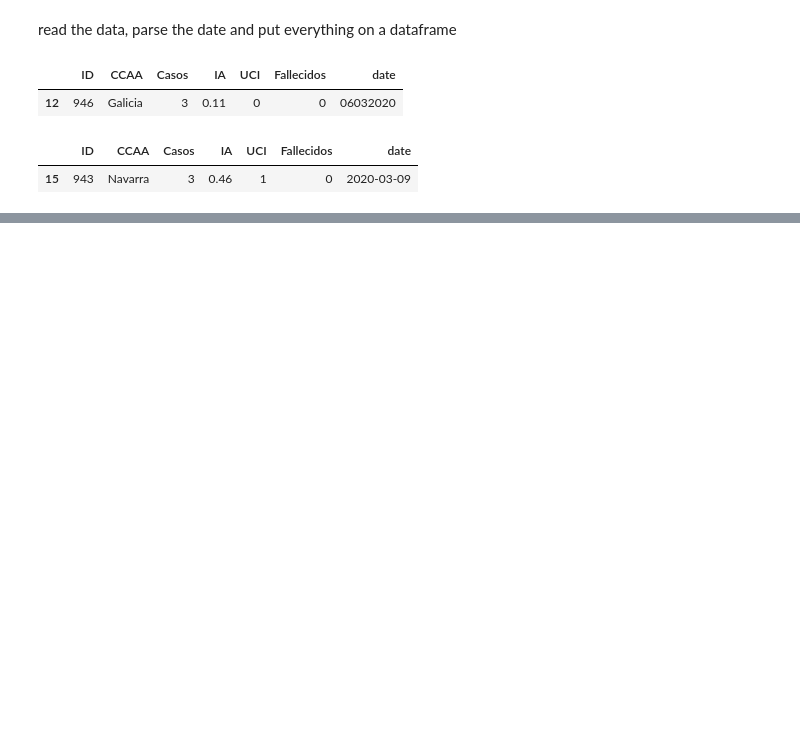
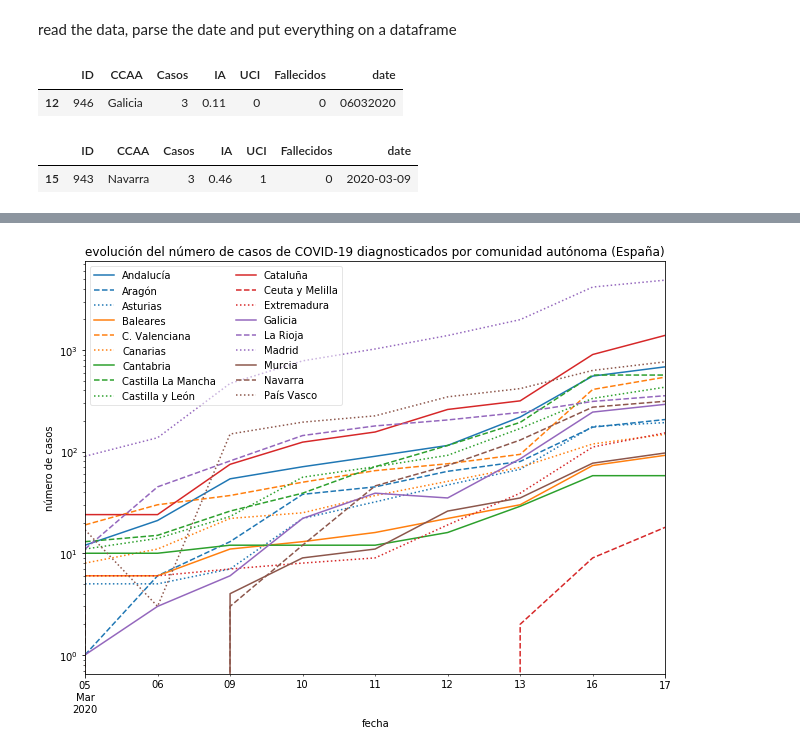
Before and after one commit to mfastudillo/COVID-19, a Jupyter notebook: read_and_plot.ipynb, the cells around one changed output, grey strips where cells are left out. Cells and saved outputs as stored; diff of their text form; code cells hidden in the pictures; blank space fills up the shorter version.

```diff
--- a/read_and_plot.ipynb
+++ b/read_and_plot.ipynb
@@ -54,0 +56,13 @@ plt.savefig('n_casos_serietemporal.png',dpi=300)
+# %%
+f,a=plt.subplots()
+a.set_prop_cycle(custom_cycle)
+stats_df.set_index(['date','CCAA'])['Casos'].unstack('CCAA').plot(figsize=(9,7),ax=a);
+plt.legend(loc='upper left',ncol=2,framealpha=0.5);
+plt.tight_layout()
+plt.xlabel('fecha')
+plt.ylabel('número de casos')
+plt.title('evolución del número de casos de COVID-19 diagnosticados por comunidad autónoma (España)');
+plt.yscale('log')
+plt.tight_layout()
+# %% [output]
+[figure, added]
```
Also changed, not shown: parts of 1 cell of this notebook.
